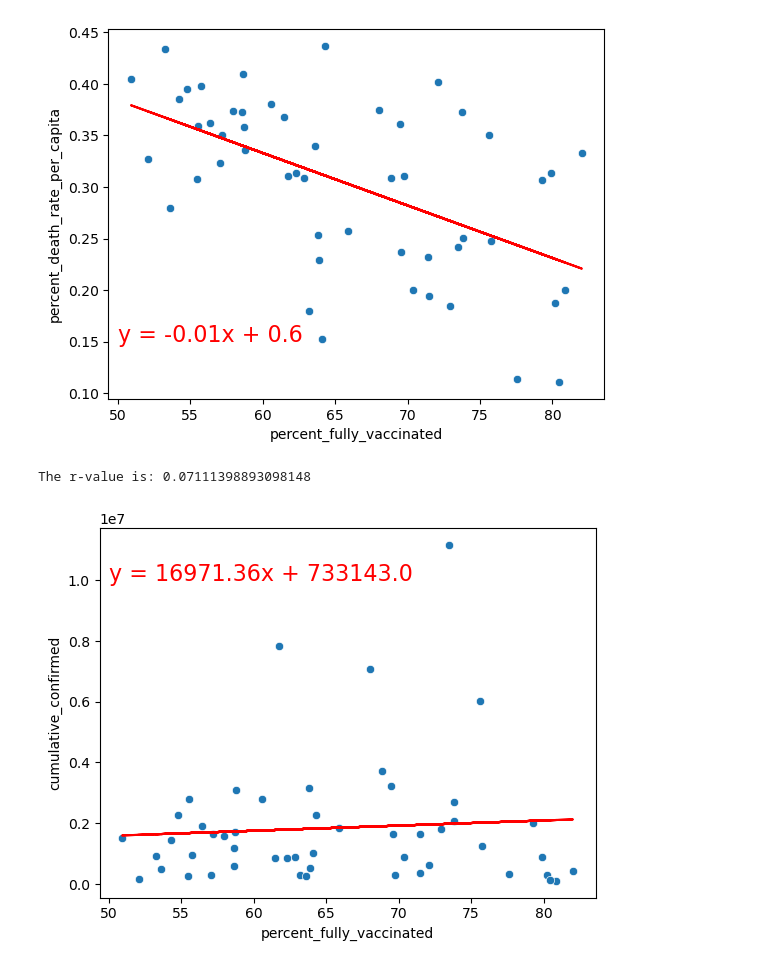
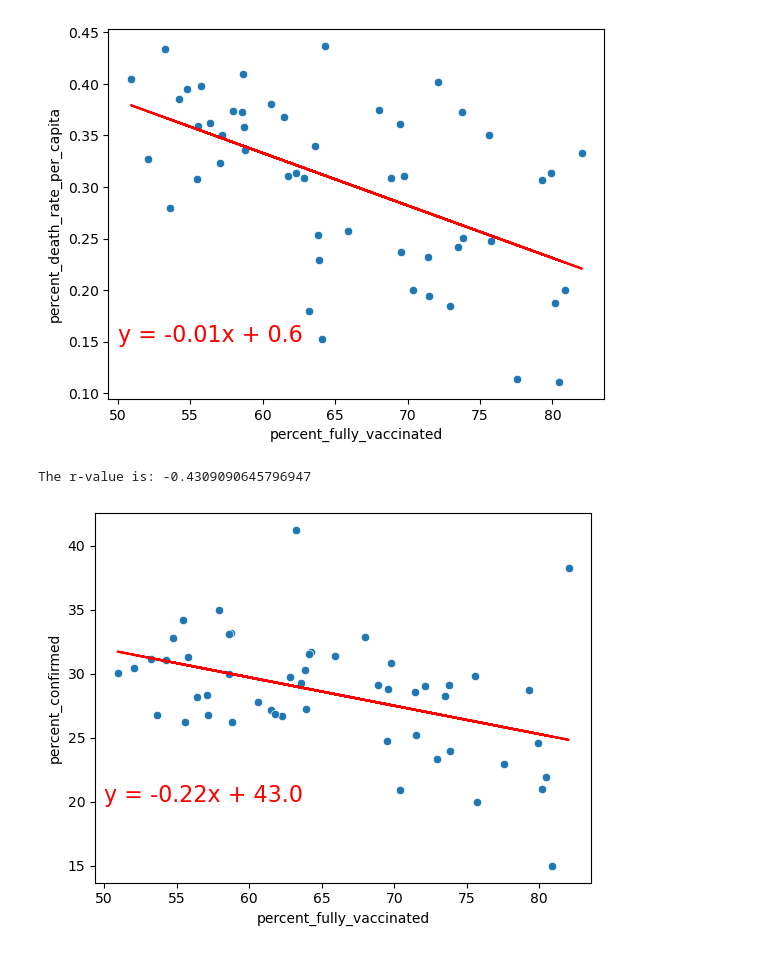
Before and after one commit to Evdawg/Project_1_Covid_Data, a Jupyter notebook: Google_vac_data.ipynb, the cells around one changed output. Drawn from its saved outputs; the diff is of its cells as text; code cells hidden in the pictures.

Commit message:
5/12/2023: changes to visualizations and datframe columns

```diff
--- a/Google_vac_data.ipynb
+++ b/Google_vac_data.ipynb
@@ -114,4 +158,4 @@ total_df['percent_death_rate_by_case'] = (total_df['cumulative_deceased']/total_
 # %%
 total_df['percent_death_rate_per_capita'] = (total_df['cumulative_deceased']/total_df['population'])*100
 # %%
-total_df
+total_df['percent_confirmed'] = (total_df['cumulative_confirmed']/total_df['population'])*100
@@ -135,0 +162,2 @@ total_df
+# %%
+total_df['state_code'] = total_df.location_key.str.replace('US_','') #adding the state code for
@@ -155,7 +203,7 @@ reg(total_df,'percent_fully_vaccinated','percent_death_rate_per_capita',50,0.15)
 The r-value is: -0.5461008665715601
 [figure]
 # %%
-reg(total_df,'percent_fully_vaccinated','cumulative_confirmed',50,10000000)
+reg(total_df,'percent_fully_vaccinated','percent_confirmed',50,20)
 # %% [output]
-The r-value is: 0.07111398893098148
+The r-value is: -0.4309090645796947
-[figure, old version]
+[figure, new version]
```
Also changed, not shown: parts of 7 cells of this notebook.
